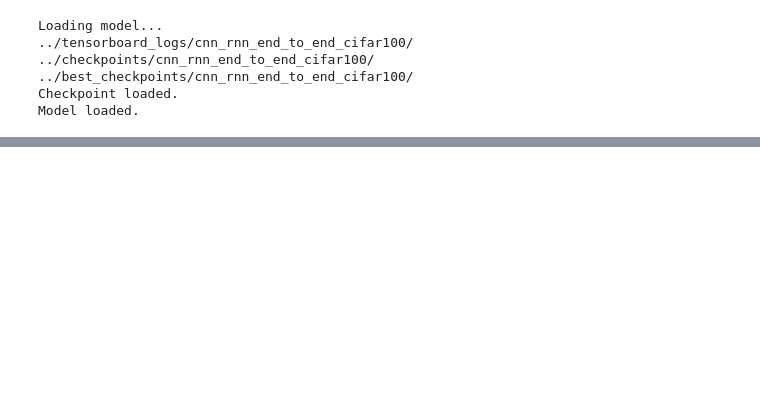
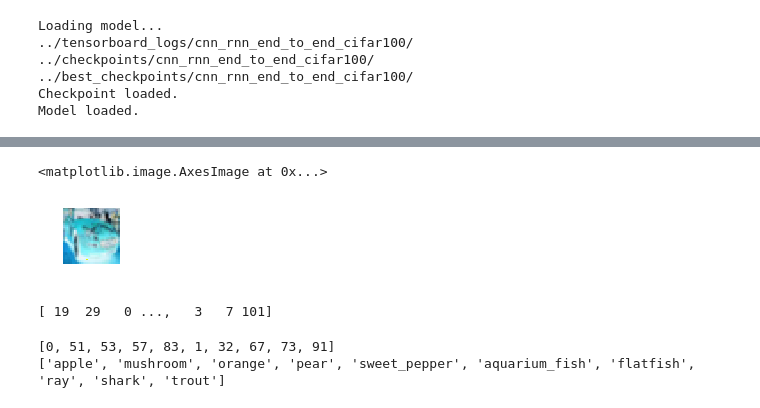
Before and after one commit to lisa-1010/semantic_convnets, a Jupyter notebook: code/Print_Hierchical_Examples.ipynb, the cells around one changed output, grey strips where cells are left out. Saved outputs shown, nothing was run; the diff lists cells and outputs as text; code cells hidden in the pictures; blank space fills up the shorter version.

```diff
--- a/code/Print_Hierchical_Examples.ipynb
+++ b/code/Print_Hierchical_Examples.ipynb
@@ -35,0 +88,2 @@ X_test, y_test, fine_or_coarse_test = load_data_pyramid(dataset='cifar100_joint_
+# %%
+X, Y, X_val, Y_val, X_test, Y_test = load_cifar(dataset='cifar10', normalize=False)
@@ -35,0 +99,45 @@ X_test, y_test, fine_or_coarse_test = load_data_pyramid(dataset='cifar100_joint_
+# %%
+index = 5
+image_to_show = X[index]
+plt.figure(num=None, figsize=(1, 1), dpi=32, facecolor='w', edgecolor='k')
+plt.axis('off')
+plt.imshow(image_to_show, interpolation='nearest')
+#print fine_label_names[y[index][0]]
+# %% [output]
+<matplotlib.image.AxesImage at 0x...>
+[figure, added]
+# %%
+# Let's visualize
+from tflearn.data_utils import shuffle, to_categorical
+y_test_joint = form_y_for_cnn_rnn(y_test, fine_or_coarse_test, 20, 100)
+y_test_joint = np.reshape(y_test_joint, (-1, 2, 121))
+y_test_joint = np.argmax(y_test_joint, 2)
+y_test_joint = simplifyToHierarchicalFormat(y_test_joint)
+
+print y_test_joint
+# %% [output]
+[ 19  29   0 ...,   3   7 101]
+# %%
+# Print out examples
+import pickle
+p = pickle.load(open("coarse_to_fine_map.pickle"))
+fine_grain_classes = p["fruit_and_vegetables"] + p["fish"]
+
+relevantIndexes = [fine_label_names.index(fine_grain_class) for fine_grain_class in fine_grain_classes]
+
+print relevantIndexes
+print fine_grain_classes
+
+X_test_fine_visualize = []
+y_test_fine_visualize = []
+for ii in range(len(X_test_fine)):
+    if y_test_joint[ii] in relevantIndexes:
+        X_test_fine_visualize.append(X_test[ii])
+        y_test_fine_visualize.append(y_test_joint[ii])
+
+
+y_test_fine_visualize = [relevantIndexes.index(ii) for ii in y_test_fine_visualize]
+y_test_fine_visualize = to_categorical(y_test_fine_visualize, len(fine_grain_classes))
+# %% [output]
+[0, 51, 53, 57, 83, 1, 32, 67, 73, 91]
+['apple', 'mushroom', 'orange', 'pear', 'sweet_pepper', 'aquarium_fish', 'flatfish', 'ray', 'shark', 'trout']
```
Also changed, not shown: parts of 16 cells of this notebook, 5 other files.
